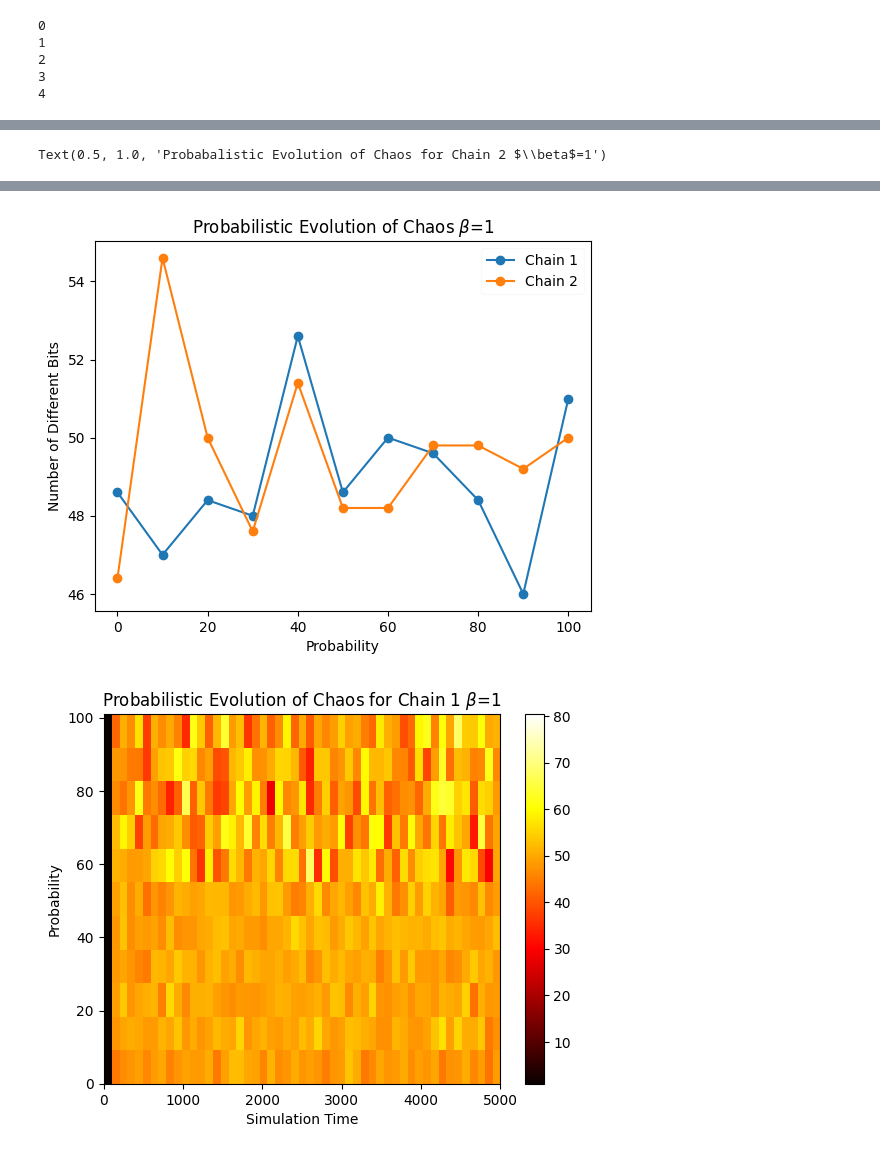
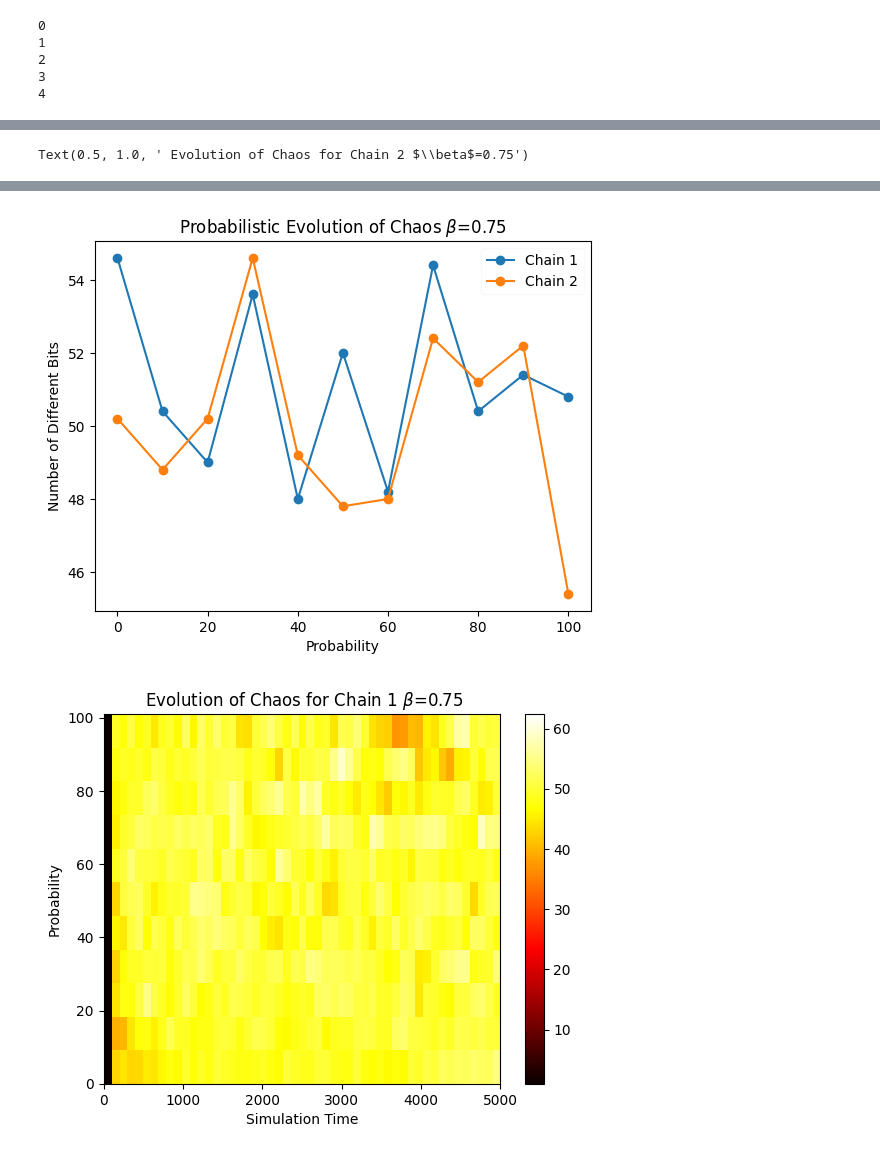
Before and after one commit to joshkarten/LabResearch, a Jupyter notebook: Lyapunov.ipynb, the cells around one changed output, grey strips where cells are left out. Saved outputs shown, nothing was run; the diff lists cells and outputs as text; code cells hidden in the pictures.

```diff
--- a/Lyapunov.ipynb
+++ b/Lyapunov.ipynb
@@ -15,8 +15,8 @@ random.seed(10)
 times = 5
 low_prob = 00
 high_prob = 100 + 1
-Beta = 1
-K = -1
+Beta = .75
+K = 1
 num_chains = 2
 spacing = 10
 num_points = int(np.ceil((high_prob-low_prob)/spacing))
@@ -45,7 +49,7 @@ for k in range(0, times):
         delta[k, prob//spacing, 0, 0] = np.abs(bin(rep1^rep1a).count('1'))
         delta[k, prob//spacing, 0, 1] = np.abs(bin(rep2^rep2a).count('1'))
 
-        for i in range((length**2)//2):
+        for i in range((length**2)//200):
             if random.random() > (float(prob) / 100):
                 rep1 = bernoulli(rep1, length)
                 rep1a = bernoulli(rep1a, length)
@@ -58,9 +62,9 @@ for k in range(0, times):
             else:
                 rep2 = control(rep2, length)
                 rep2a = control(rep2a, length)
-            if (i%100) == 0 and i!=0:
-                delta[k, prob//spacing, i//100,  0] = np.abs(bin(rep1^rep1a).count('1'))
-                delta[k, prob//spacing, i//100,  1] = np.abs(bin(rep2^rep2a).count('1'))
+            if (i%1) == 0 and i!=0:
+                delta[k, prob//spacing, i,  0] = np.abs(bin(rep1^rep1a).count('1'))
+                delta[k, prob//spacing, i,  1] = np.abs(bin(rep2^rep2a).count('1'))
             #if random.random() > (float(prob)/100):
             #    rep3 = bernoulli(rep3, length)
             #else:
@@ -128,7 +116,7 @@ print(np.shape( np.linspace(0,1, length**2//200 +1)))
 # %%
 fig, ax = plt.subplots() #time evolution
 for i in range(num_points):
-    ax.plot( np.linspace(0,(length**2)//2, time_size), np.sum(delta, axis = 0)[i,:,0]/times, marker='o', label='P=' +str(i*spacing))
+    ax.plot( np.linspace(0,(length**2)//200, time_size), np.sum(delta, axis = 0)[i,:,0]/times, marker='o', label='P=' +str(i*spacing))
 ax.legend(fancybox=True, framealpha=0.5, loc= 'lower left')
 ax.set_xlabel(r'Simulation Time')
 ax.set_ylabel(r'Number of Different Bits')
@@ -136,7 +124,7 @@ ax.set_title(r'Chain 1 Time Evolution of Chaos $\beta$=' + str(Beta))
 
 fig, ax = plt.subplots() #time evolution Chain 2
 for i in range(num_points):
-    ax.plot( np.linspace(0,(length**2)//2, time_size), np.sum(delta, axis = 0)[i,:,1]/times, marker='o', label='P=' +str(i*spacing))
+    ax.plot( np.linspace(0,(length**2)//200, time_size), np.sum(delta, axis = 0)[i,:,1]/times, marker='o', label='P=' +str(i*spacing))
 ax.legend( fancybox=True, framealpha=0.5, loc= 'lower left')
 ax.set_xlabel(r'Simulation Time')
 ax.set_ylabel(r'ProbNumber of Different Bits')
@@ -155,13 +143,13 @@ rec1 = ax.imshow(np.average(delta, axis=0)[:,:,0], cmap='hot',interpolation = 'n
 fig.colorbar(rec1, ax=ax, location ='right', shrink = 1)
 ax.set_xlabel(r'Simulation Time')
 ax.set_ylabel(r'Probability')
-ax.set_title(r'Probabilistic Evolution of Chaos for Chain 1 $\beta$=' + str(Beta))
+ax.set_title(r' Evolution of Chaos for Chain 1 $\beta$=' + str(Beta))
 
 fig,ax = plt.subplots()
 rec1 = ax.imshow(np.average(delta, axis=0)[:,:,1], cmap='hot',interpolation = 'nearest', origin='lower', extent=[0,(length**2)//2,low_prob,high_prob],vmin=np.min(np.average(delta, axis=0)), vmax=np.max(np.average(delta, axis=0)), aspect='auto')
 fig.colorbar(rec1, ax=ax, location ='right', shrink = 1)
 ax.set_xlabel(r'Simulation Time')
 ax.set_ylabel(r'Probability')
-ax.set_title(r'Probabalistic Evolution of Chaos for Chain 2 $\beta$=' + str(Beta))
+ax.set_title(r' Evolution of Chaos for Chain 2 $\beta$=' + str(Beta))
 # %% [output]
-Text(0.5, 1.0, 'Probabalistic Evolution of Chaos for Chain 2 $\\beta$=1')
+Text(0.5, 1.0, ' Evolution of Chaos for Chain 2 $\\beta$=0.75')
@@ -170,2 +158,2 @@ Text(0.5, 1.0, 'Probabalistic Evolution of Chaos for Chain 2 $\\beta$=1')
-[figure, old version]
+[figure, new version]
-[figure, old version]
+[figure, new version]
```
Also changed, not shown: parts of 4 cells of this notebook, 3 other files.
